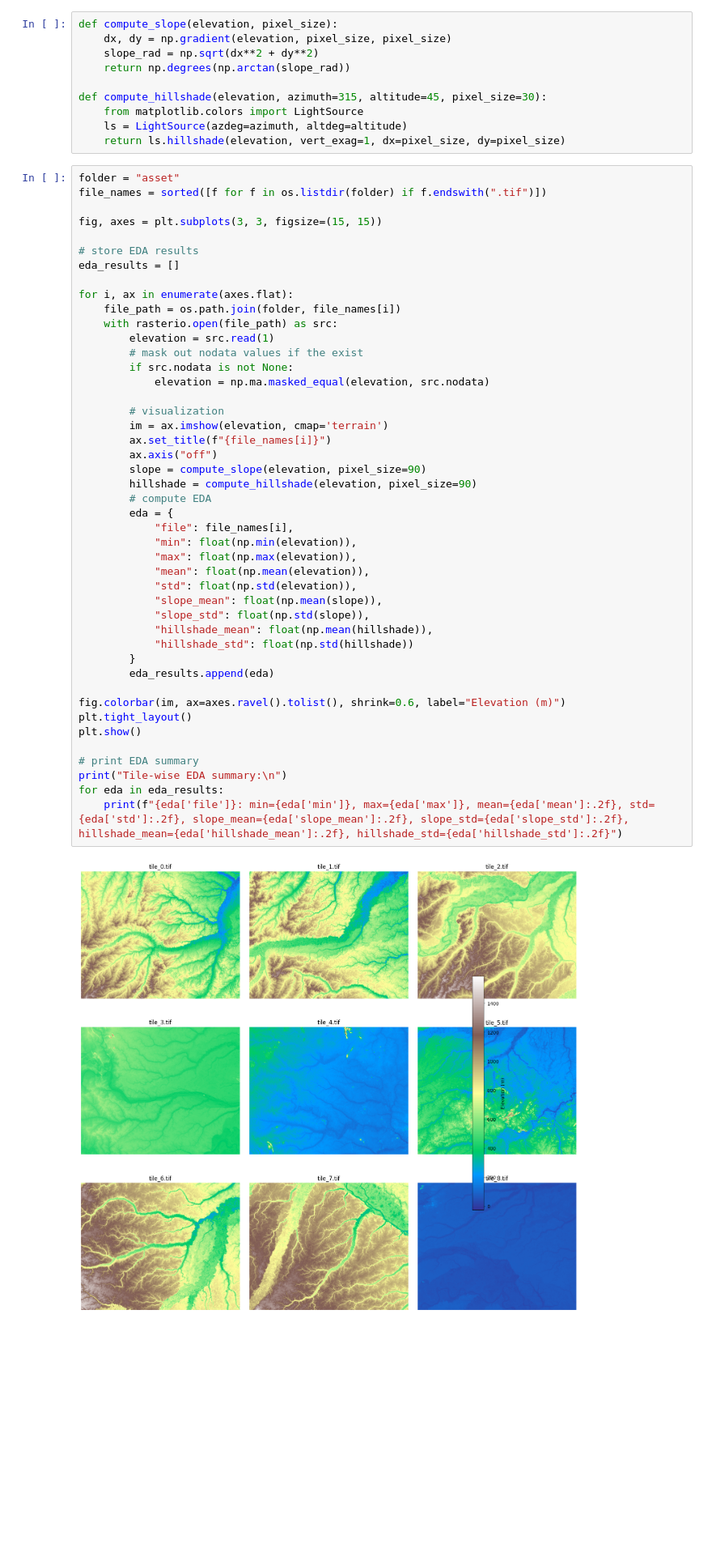
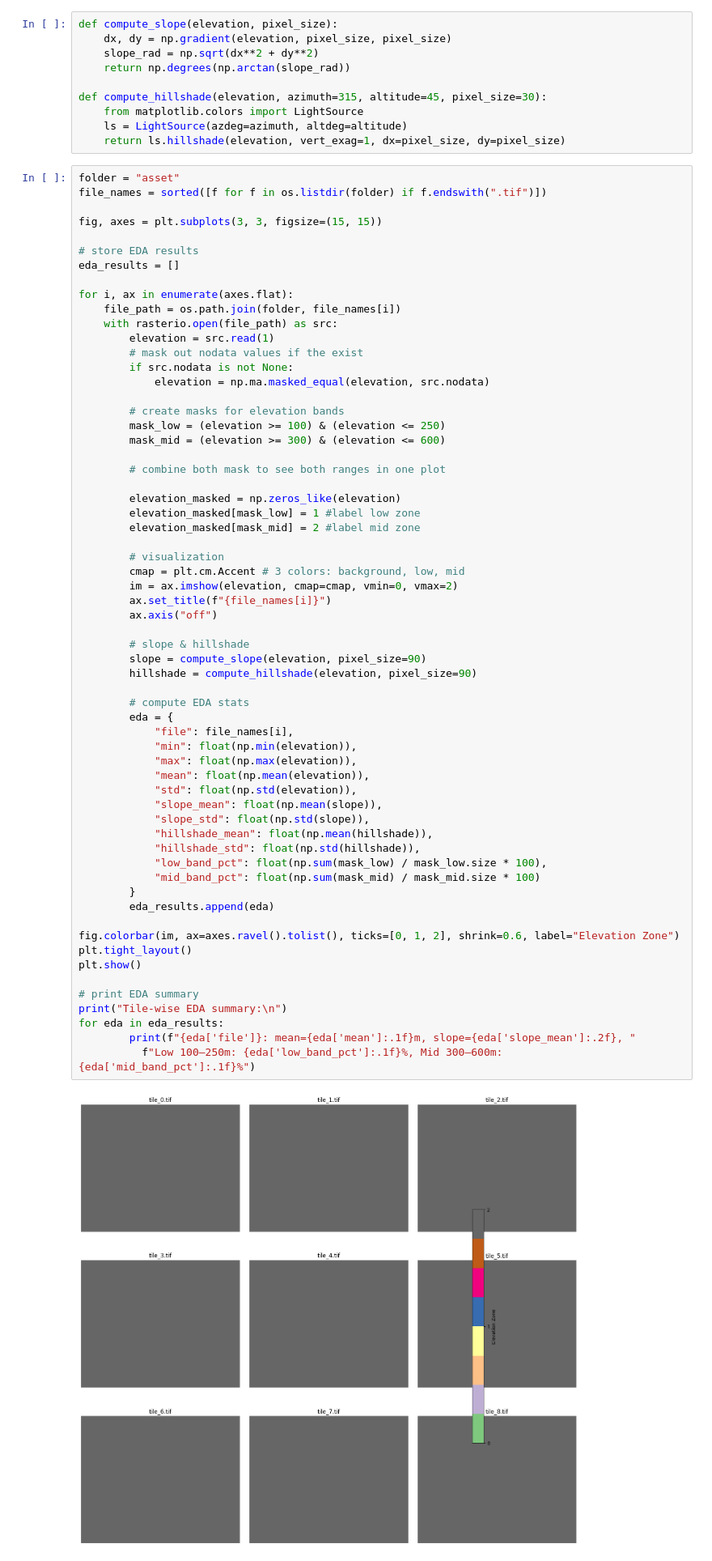
Before and after one commit to data-detectiv/AI4All-5E, a Jupyter notebook: amazon_biome-eda.ipynb, the cells around one changed output. Shown at 81% size. Saved outputs shown, nothing was run; the diff lists cells and outputs as text; blank space fills up the shorter version.

Commit message:
elevation threshold set

```diff
--- a/amazon_biome-eda.ipynb
+++ b/amazon_biome-eda.ipynb
@@ -143,38 +138,55 @@ for i, ax in enumerate(axes.flat):
     with rasterio.open(file_path) as src:
         elevation = src.read(1)
         # mask out nodata values if the exist
         if src.nodata is not None:
             elevation = np.ma.masked_equal(elevation, src.nodata)
 
+        # create masks for elevation bands
+        mask_low = (elevation >= 100) & (elevation <= 250)
+        mask_mid = (elevation >= 300) & (elevation <= 600)
+
+        # combine both mask to see both ranges in one plot
+
+        elevation_masked = np.zeros_like(elevation)
+        elevation_masked[mask_low] = 1 #label low zone
+        elevation_masked[mask_mid] = 2 #label mid zone
+
         # visualization
-        im = ax.imshow(elevation, cmap='terrain')
+        cmap = plt.cm.Accent # 3 colors: background, low, mid
+        im = ax.imshow(elevation, cmap=cmap, vmin=0, vmax=2)
         ax.set_title(f"{file_names[i]}")
         ax.axis("off")
+
+        # slope & hillshade
         slope = compute_slope(elevation, pixel_size=90)
         hillshade = compute_hillshade(elevation, pixel_size=90)
-        # compute EDA
+
+        # compute EDA stats
         eda = {
             "file": file_names[i],
             "min": float(np.min(elevation)),
             "max": float(np.max(elevation)),
             "mean": float(np.mean(elevation)),
             "std": float(np.std(elevation)),
             "slope_mean": float(np.mean(slope)),
             "slope_std": float(np.std(slope)),
             "hillshade_mean": float(np.mean(hillshade)),
-            "hillshade_std": float(np.std(hillshade))
+            "hillshade_std": float(np.std(hillshade)),
+            "low_band_pct": float(np.sum(mask_low) / mask_low.size * 100),
+            "mid_band_pct": float(np.sum(mask_mid) / mask_mid.size * 100)
         }
         eda_results.append(eda)
 
-fig.colorbar(im, ax=axes.ravel().tolist(), shrink=0.6, label="Elevation (m)")
+fig.colorbar(im, ax=axes.ravel().tolist(), ticks=[0, 1, 2], shrink=0.6, label="Elevation Zone")
 plt.tight_layout()
 plt.show()
 
 # print EDA summary
 print("Tile-wise EDA summary:\n")
 for eda in eda_results:
-    print(f"{eda['file']}: min={eda['min']}, max={eda['max']}, mean={eda['mean']:.2f}, std={eda['std']:.2f}, slope_mean={eda['slope_mean']:.2f}, slope_std={eda['slope_std']:.2f}, hillshade_mean={eda['hillshade_mean']:.2f}, hillshade_std={eda['hillshade_std']:.2f}")
+        print(f"{eda['file']}: mean={eda['mean']:.1f}m, slope={eda['slope_mean']:.2f}, "
+          f"Low 100–250m: {eda['low_band_pct']:.1f}%, Mid 300–600m: {eda['mid_band_pct']:.1f}%")
 # %% [output]
-[figure, old version]
+[figure, new version]
 Tile-wise EDA summary:
 
```
Also changed, not shown: parts of 4 cells of this notebook.
